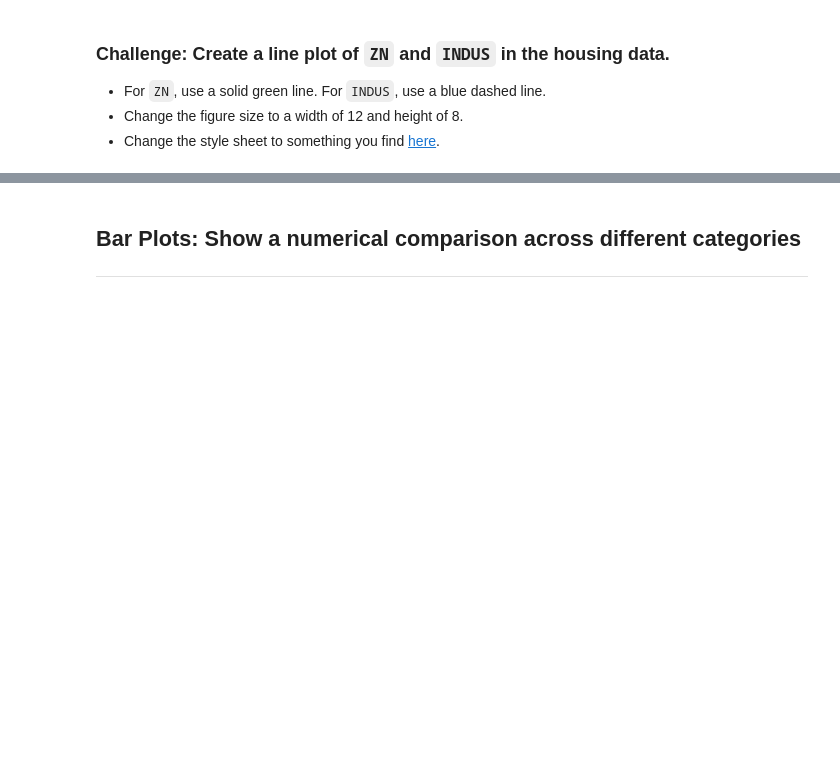
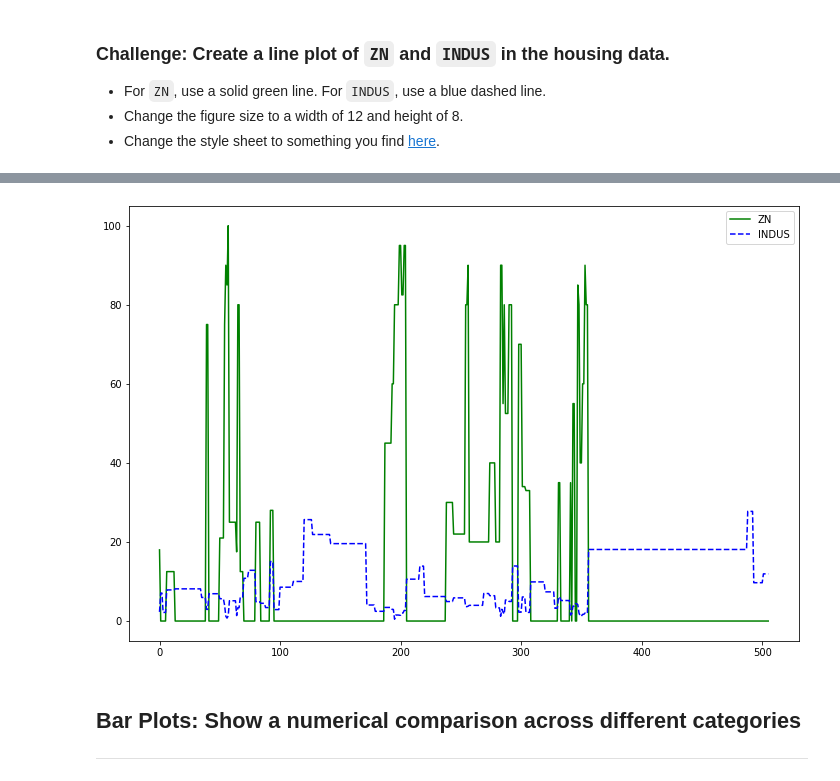
Before and after one commit to aidanconnolly/ga-ds829-data-visualization-in-python, a Jupyter notebook: practice/python-data-viz-lab.ipynb, the cells around one changed output, grey strips where cells are left out. Saved outputs shown, nothing was run; the diff lists cells and outputs as text; code cells hidden in the pictures; blank space fills up the shorter version.

```diff
--- a/practice/python-data-viz-lab.ipynb
+++ b/practice/python-data-viz-lab.ipynb
@@ -158,3 +234,7 @@ housing.columns
+# %%
+housing[["ZN", "INDUS"]].plot(figsize=(12,8), style={"ZN": "-g", "INDUS": "--b"});
+# %% [output]
+[figure, added]
 # %% [markdown]
 <a id="bar-plots"></a>
 ## Bar Plots: Show a numerical comparison across different categories
```
Also changed, not shown: parts of 68 cells of this notebook, 2 other files.
